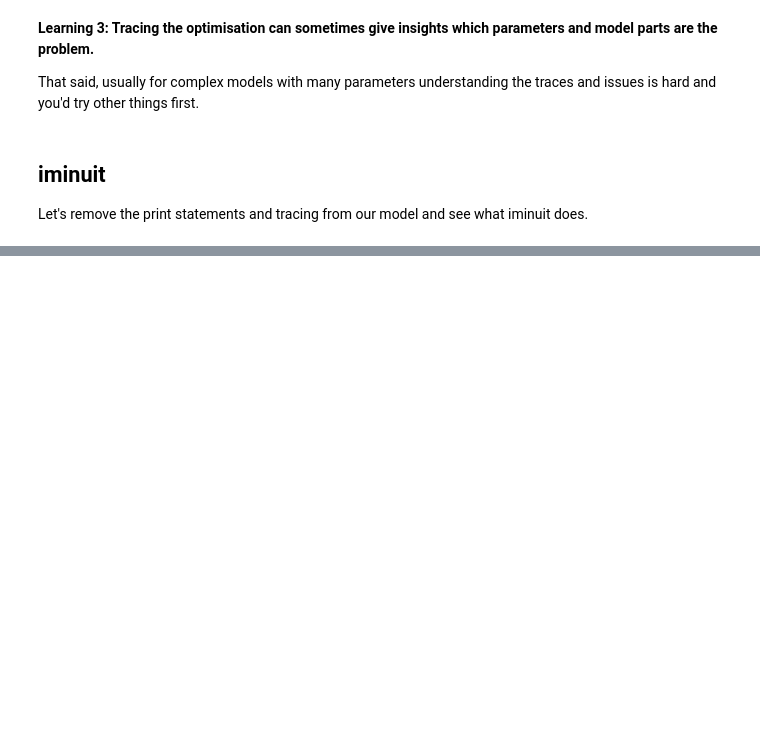
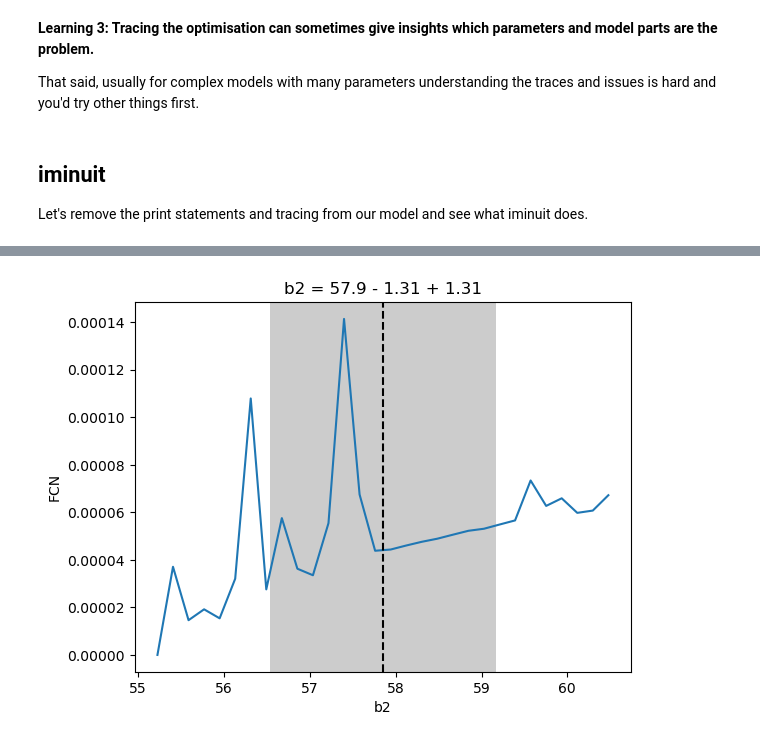
Before and after one commit to cdeil/python-model-fit-tutorial, a Jupyter notebook: 02_failing_fits.ipynb, the cells around one changed output, grey strips where cells are left out. Saved outputs shown, nothing was run; the diff lists cells and outputs as text; code cells hidden in the pictures; blank space fills up the shorter version.

```diff
--- a/02_failing_fits.ipynb
+++ b/02_failing_fits.ipynb
@@ -164,0 +220,4 @@ def model(x, b1, b2, b3):
+# %%
+minuit.draw_mnprofile("b2");
+# %% [output]
+[figure, added]
```
Also changed, not shown: parts of 23 cells of this notebook, 1 other file.
